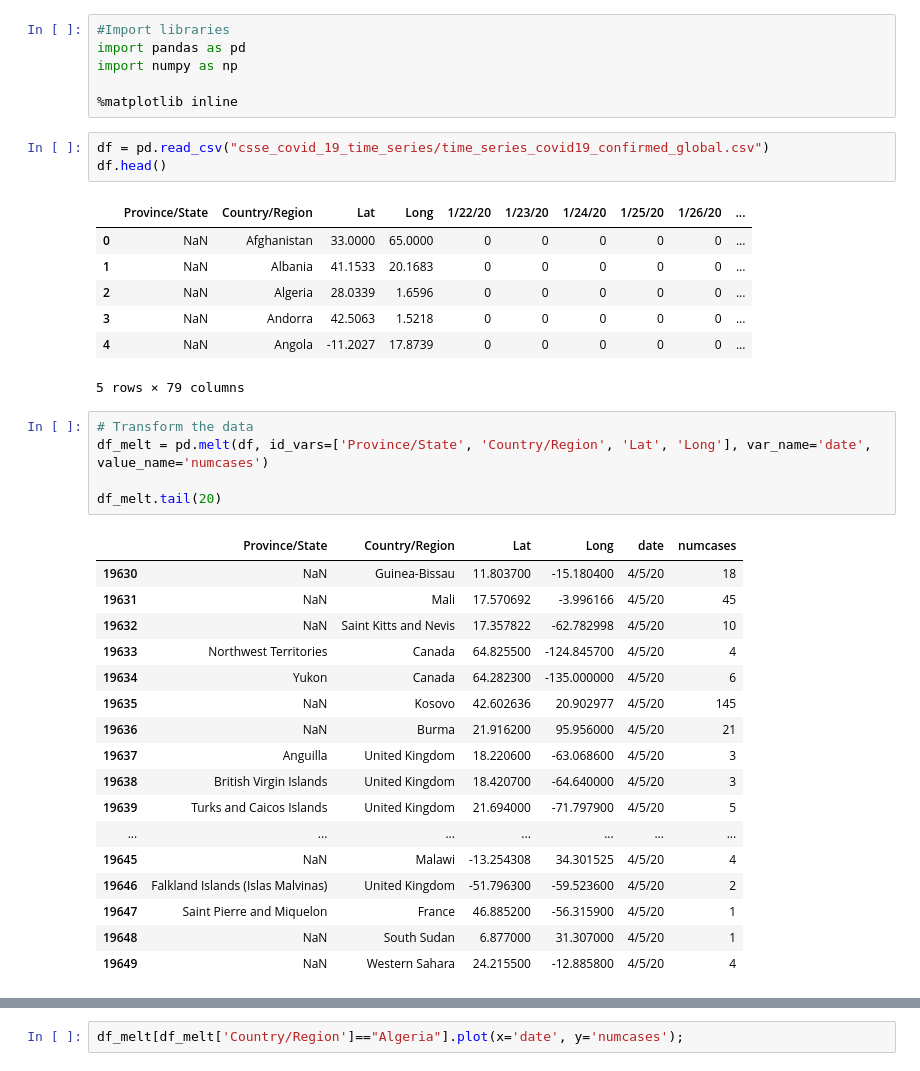
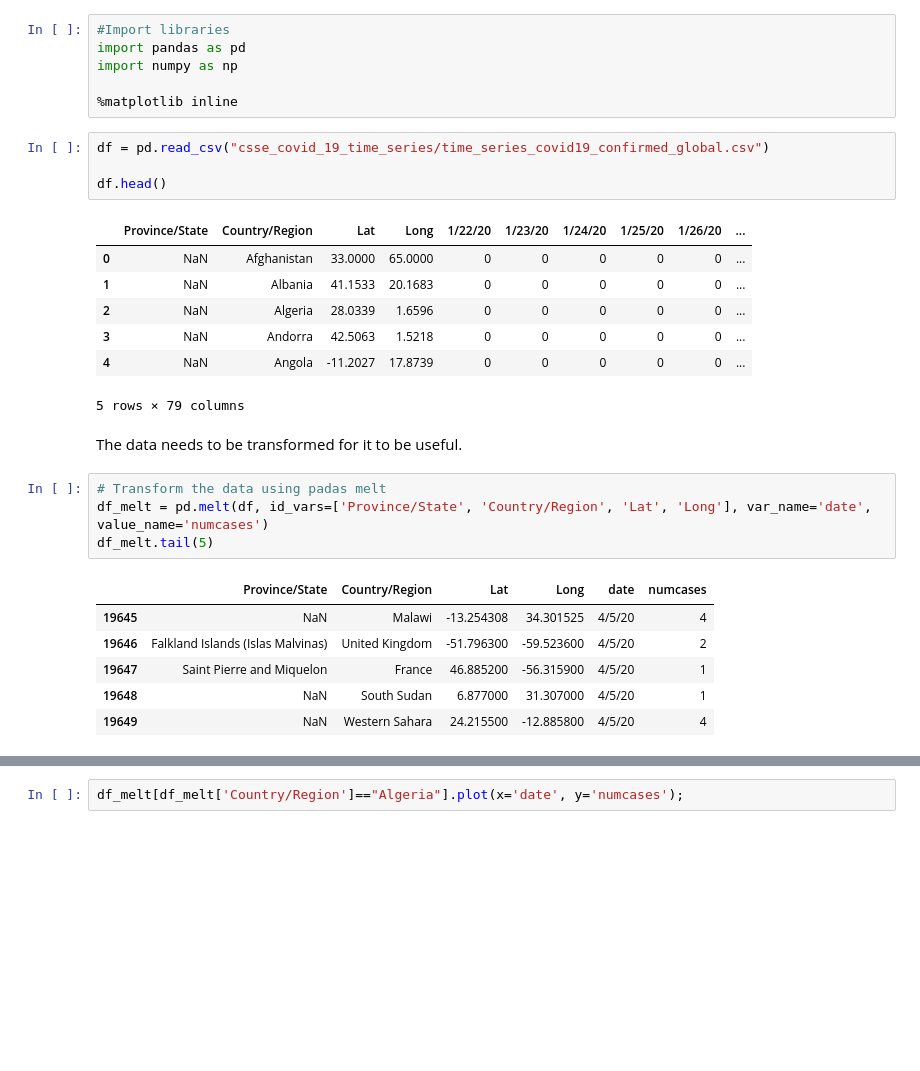
Before and after one commit to emichris/COVID-19-Visualization, a Jupyter notebook: explore-confirmed-global.ipynb, the cells around one changed output, grey strips where cells are left out. Drawn from its saved outputs; the diff is of its cells as text; blank space fills up the shorter version.

```diff
--- a/explore-confirmed-global.ipynb
+++ b/explore-confirmed-global.ipynb
@@ -6,6 +6,7 @@ import numpy as np
 %matplotlib inline
 # %%
 df = pd.read_csv("csse_covid_19_time_series/time_series_covid19_confirmed_global.csv")
+
 df.head()
 # %% [output]
 |  | Province/State | Country/Region | Lat | Long | 1/22/20 | 1/23/20 | 1/24/20 | 1/25/20 | 1/26/20 | ... |
@@ -15,24 +16,14 @@ df.head()
 | 3 | NaN | Andorra | 42.5063 | 1.5218 | 0 | 0 | 0 | 0 | 0 | ... |
 | 4 | NaN | Angola | -11.2027 | 17.8739 | 0 | 0 | 0 | 0 | 0 | ... |
 5 rows × 79 columns
+# %% [markdown]
+The data needs to be transformed for it to be useful.
 # %%
-# Transform the data
+# Transform the data using padas melt
 df_melt = pd.melt(df, id_vars=['Province/State', 'Country/Region', 'Lat', 'Long'], var_name='date', value_name='numcases')
-
-df_melt.tail(20)
+df_melt.tail(5)
 # %% [output]
 |  | Province/State | Country/Region | Lat | Long | date | numcases |
-| 19630 | NaN | Guinea-Bissau | 11.803700 | -15.180400 | 4/5/20 | 18 |
-| 19631 | NaN | Mali | 17.570692 | -3.996166 | 4/5/20 | 45 |
-| 19632 | NaN | Saint Kitts and Nevis | 17.357822 | -62.782998 | 4/5/20 | 10 |
-| 19633 | Northwest Territories | Canada | 64.825500 | -124.845700 | 4/5/20 | 4 |
-| 19634 | Yukon | Canada | 64.282300 | -135.000000 | 4/5/20 | 6 |
-| 19635 | NaN | Kosovo | 42.602636 | 20.902977 | 4/5/20 | 145 |
-| 19636 | NaN | Burma | 21.916200 | 95.956000 | 4/5/20 | 21 |
-| 19637 | Anguilla | United Kingdom | 18.220600 | -63.068600 | 4/5/20 | 3 |
-| 19638 | British Virgin Islands | United Kingdom | 18.420700 | -64.640000 | 4/5/20 | 3 |
-| 19639 | Turks and Caicos Islands | United Kingdom | 21.694000 | -71.797900 | 4/5/20 | 5 |
-| ... | ... | ... | ... | ... | ... | ... |
 | 19645 | NaN | Malawi | -13.254308 | 34.301525 | 4/5/20 | 4 |
 | 19646 | Falkland Islands (Islas Malvinas) | United Kingdom | -51.796300 | -59.523600 | 4/5/20 | 2 |
 | 19647 | Saint Pierre and Miquelon | France | 46.885200 | -56.315900 | 4/5/20 | 1 |
```
Also changed, not shown: parts of 9 cells of this notebook, 8 other files.
